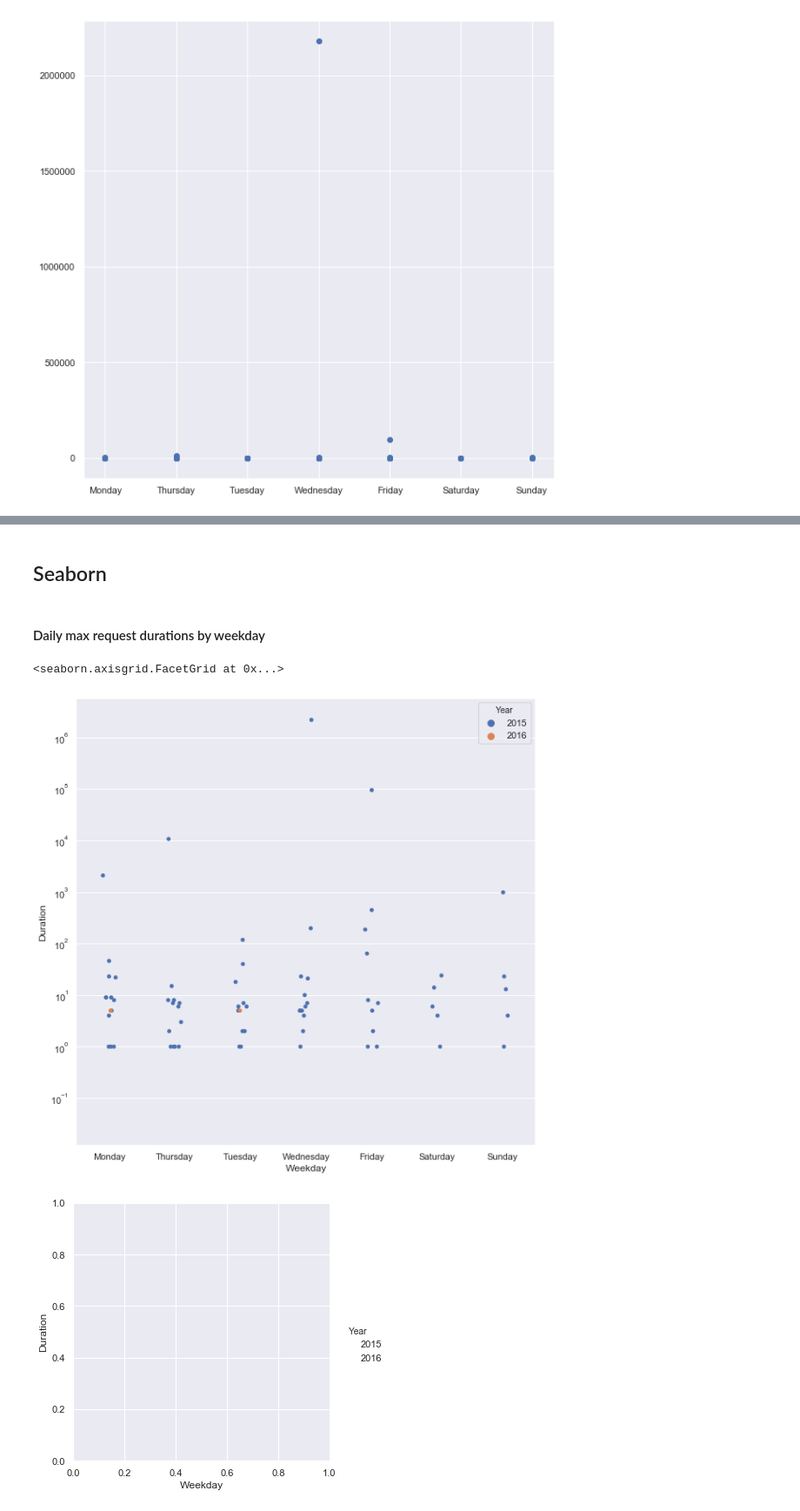
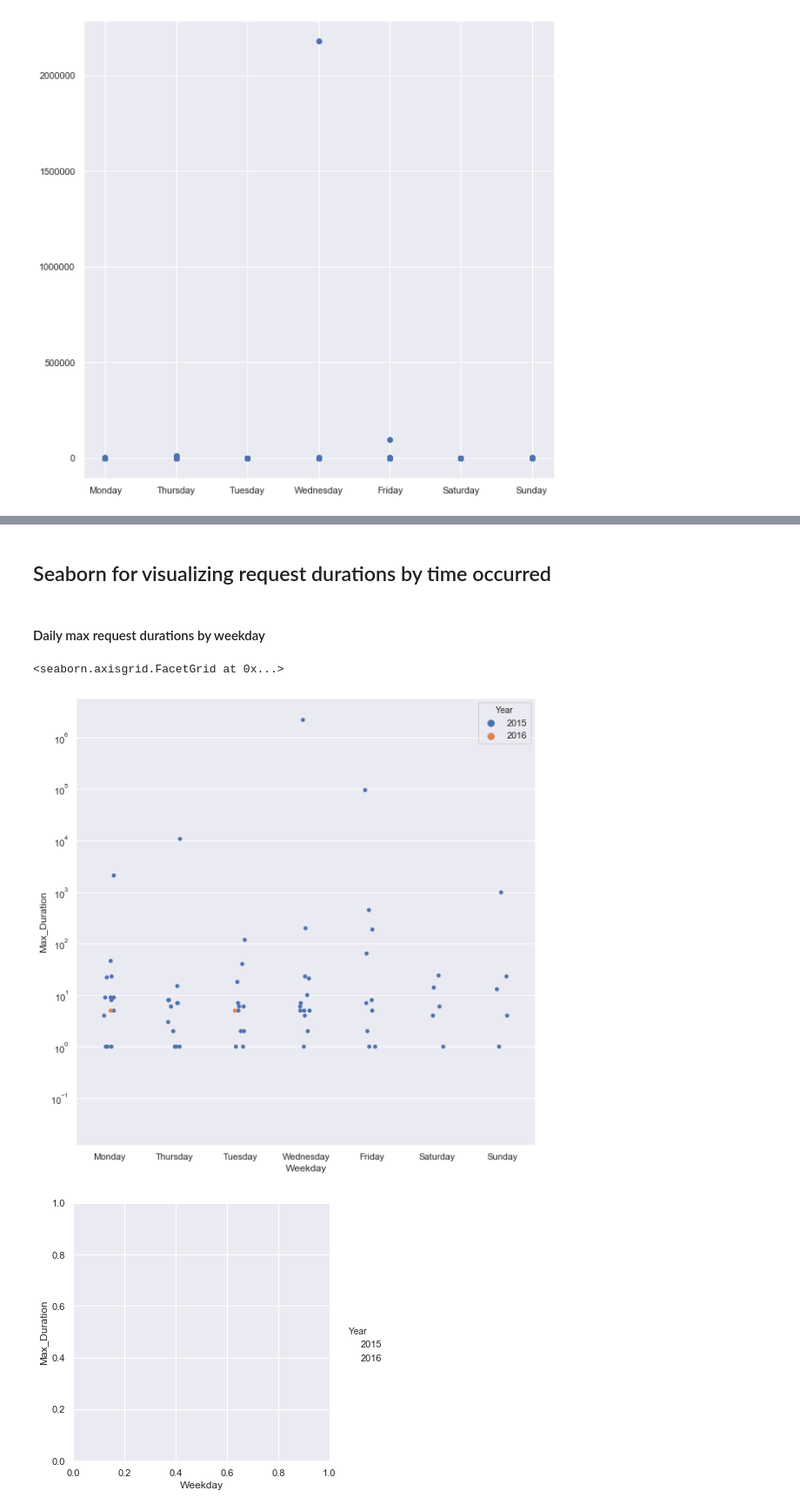
Before and after one commit to leilanihagen/interject-datacell-request-time-data-exploration, a Jupyter notebook: datacell_request_time.ipynb, the cells around one changed output, grey strips where cells are left out. Shown: that part at 87% size. Cells and saved outputs as stored; diff of their text form; code cells hidden in the pictures.

Commit message:
expanding Seaborn stuff

```diff
--- a/datacell_request_time.ipynb
+++ b/datacell_request_time.ipynb
@@ -270,6 +274,6 @@ reporting_conn_2 = pyodbc_connect_scotty_test('Interject_Reporting')
 from_req = 'SELECT [EndTimeStamp], datediff(second, [StartTimeStamp], [EndTimeStamp]) AS Duration FROM [DataCells].[Request]'
 union = ' UNION ALL'
 from_req_hist = ' SELECT [EndTimeStamp], datediff(second, [StartTimeStamp], [EndTimeStamp]) AS Duration FROM [DataCells].[Request_History]'
-request_all = from_req + union + from_req_hist
-all_requests_df = pd.read_sql(request_all, reporting_conn_2, index_col='EndTimeStamp')
+sql = from_req + union + from_req_hist
+all_requests = pd.read_sql(sql, reporting_conn_2, index_col='EndTimeStamp')
 # %%
@@ -303,0 +305,7 @@ all_requests_s.count()
+# %%
+all_requests['Year'] = all_requests.index.year
+all_requests['Month'] = all_requests.index.month
+all_requests['Week'] = all_requests.index.week
+all_requests['Day'] = all_requests.index.day
+all_requests = all_requests.dropna()
+all_requests.head()
@@ -306,19 +343,12 @@ all_requests_s.count()
 # %%
-import datetime as dt
-
-all_requests_df['Year'] = all_requests_df.index.year
-all_requests_df['Month'] = all_requests_df.index.month
-all_requests_df['Week'] = all_requests_df.index.week
-all_requests_df['Day'] = all_requests_df.index.day
-all_requests_df
-
-# Create daily_max_request DF:
-daily_max_request = all_requests_df.resample('D').max()
+# Create daily_max_request DF by downsampling all_requests_df:
+daily_max_request = all_requests.resample('D').max()
 daily_max_request['Year'] = daily_max_request.index.year
 daily_max_request['Month'] = daily_max_request.index.month
 daily_max_request['Weekday'] = daily_max_request.index.weekday_name
 daily_max_request = daily_max_request.dropna()
-daily_max_request
+daily_max_request = daily_max_request.rename(columns={'Duration':'Max_Duration'})
+daily_max_request.head()
 
 # week_groups = daily_max_request.groupby([pd.Grouper(freq='W'), 'Duration'])
 # weeks = pd.DataFrame()
@@ -396,17 +436,18 @@ for index, max_dur in durations_by_day:
     weeks[index] = max_dur.values
 weeks.plot(subplots=True, legend=False)
 plt.show()
-# %% [markdown]
-## Seaborn
+# %% [markdown]
+## Seaborn for visualizing request durations by time occurred
 # %%
 import seaborn as sns
 # %% [markdown]
 #### Daily max request durations by weekday
 # %%
+#--- Why do we have two graphs showing up here?
 fig, ax = plt.subplots(figsize=(10,10))
 ax.set(yscale='log')
-sns.catplot(x='Weekday', y='Duration', hue='Year', data=daily_max_request, ax=ax)
+sns.catplot(x='Weekday', y='Max_Duration', hue='Year', data=daily_max_request, ax=ax)
 # %% [output]
 <seaborn.axisgrid.FacetGrid at 0x...>
-[figure, old version]
+[figure, new version]
-[figure, old version]
+[figure, new version]
```
Also changed, not shown: parts of 40 cells of this notebook.
